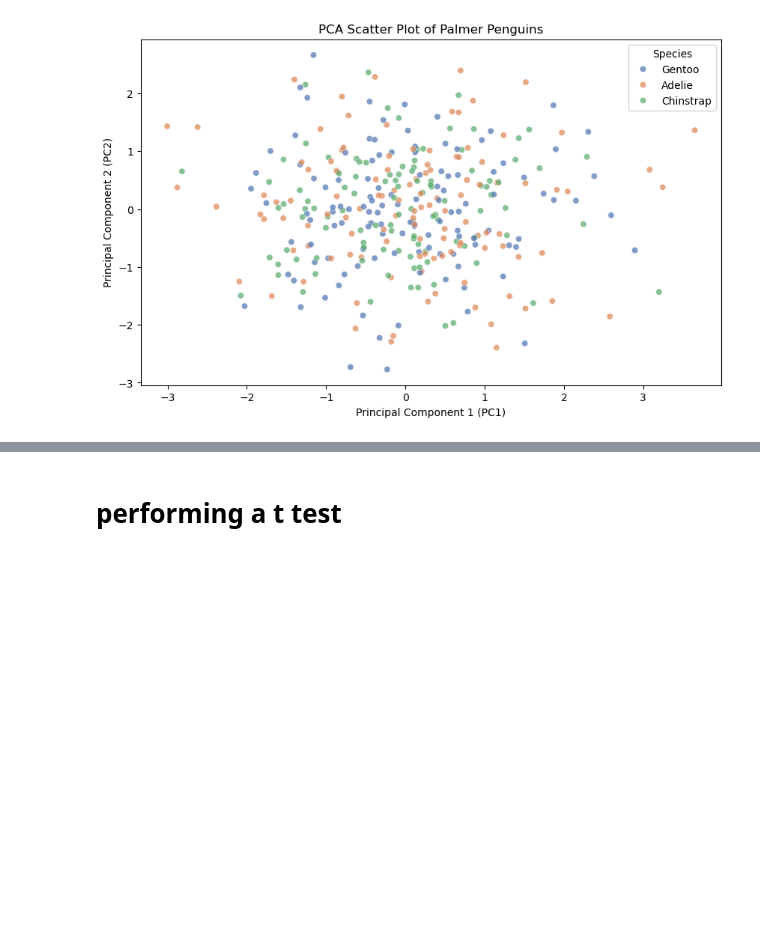
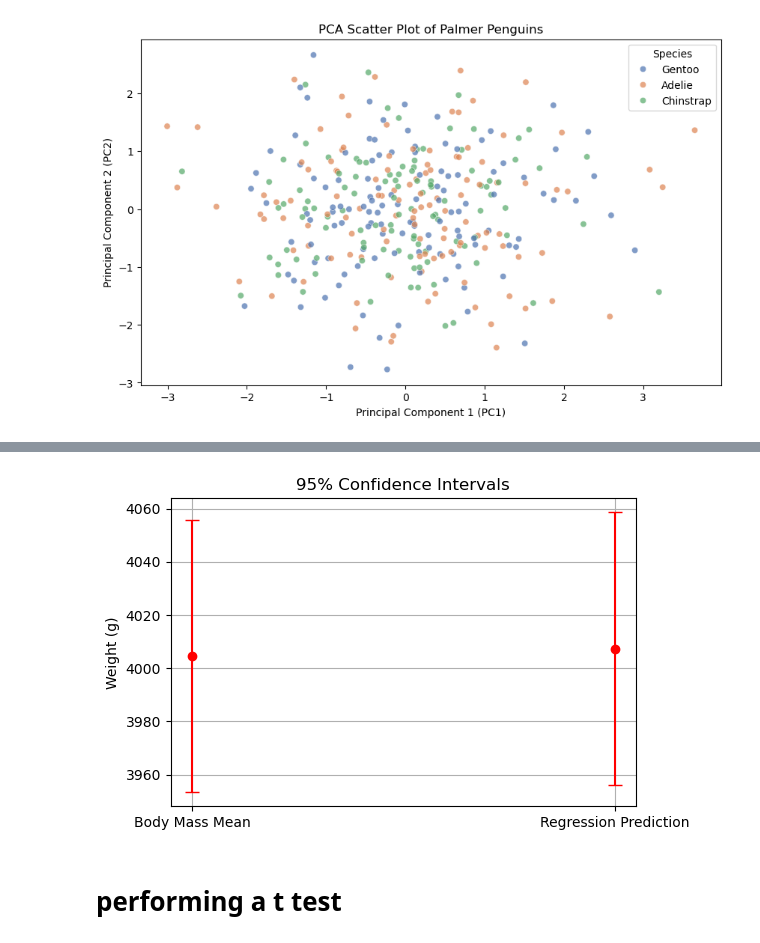
Before and after one commit to keithmmc/dataprojects, a Jupyter notebook: palmer.ipynb, the cells around one changed output, grey strips where cells are left out. Saved outputs shown, nothing was run; the diff lists cells and outputs as text; code cells hidden in the pictures; blank space fills up the shorter version.

```diff
--- a/palmer.ipynb
+++ b/palmer.ipynb
@@ -211,3 +296,19 @@ plt.show()
+# %%
+import matplotlib.pyplot as plt
+
+# Plot Confidence Intervals
+plt.figure(figsize=(6, 4))
+plt.errorbar(x=["Body Mass Mean", "Regression Prediction"],
+             y=[(ci_lower + ci_upper) / 2, (ci_pred_lower + ci_pred_upper) / 2],
+             yerr=[(ci_upper - ci_lower) / 2, (ci_pred_upper - ci_pred_lower) / 2],
+             fmt='o', capsize=5, color='red')
+
+plt.title("95% Confidence Intervals")
+plt.ylabel("Weight (g)")
+plt.grid()
+plt.show()
+# %% [output]
+[figure, added]
 # %% [markdown]
 # performing a t test
 # %%
```
Also changed, not shown: parts of 10 cells of this notebook.
